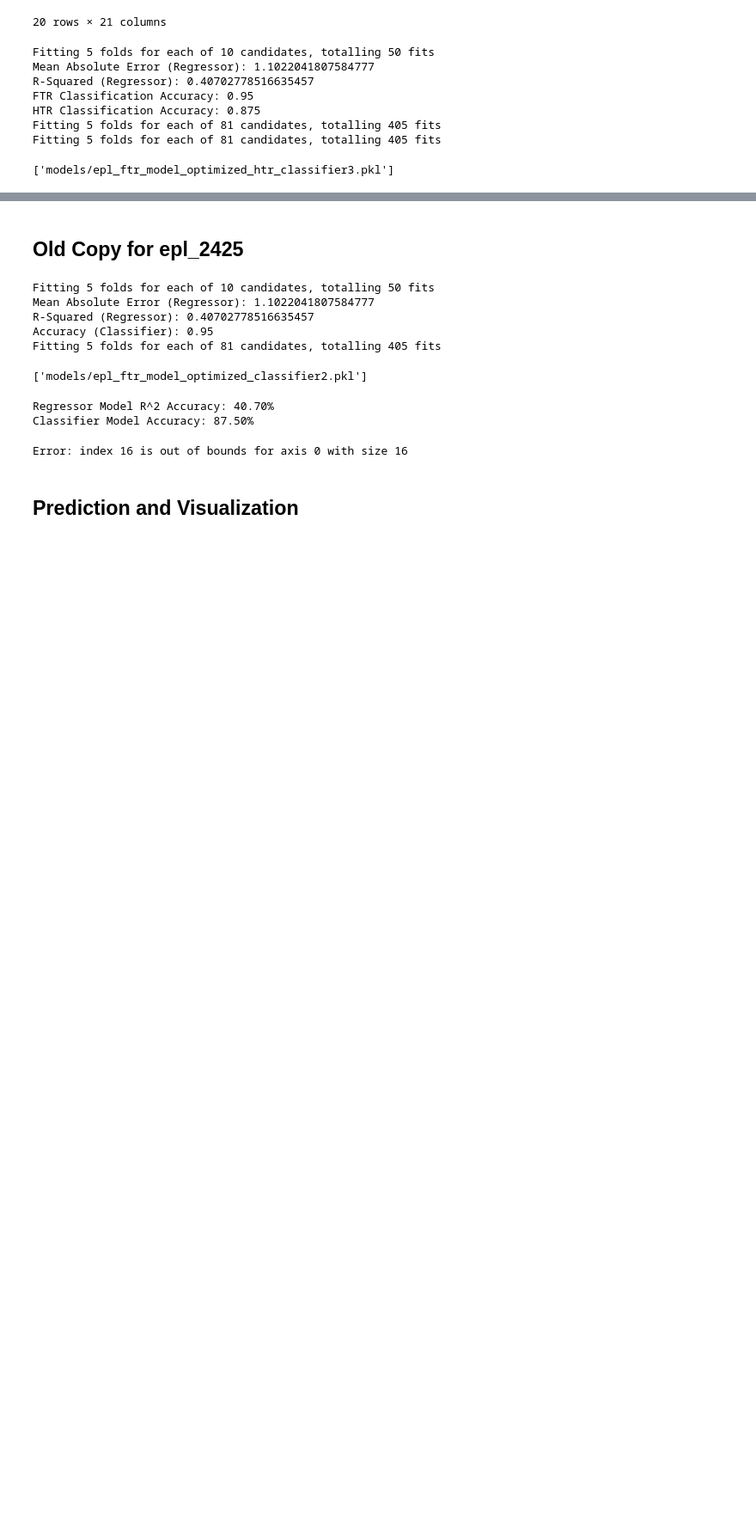
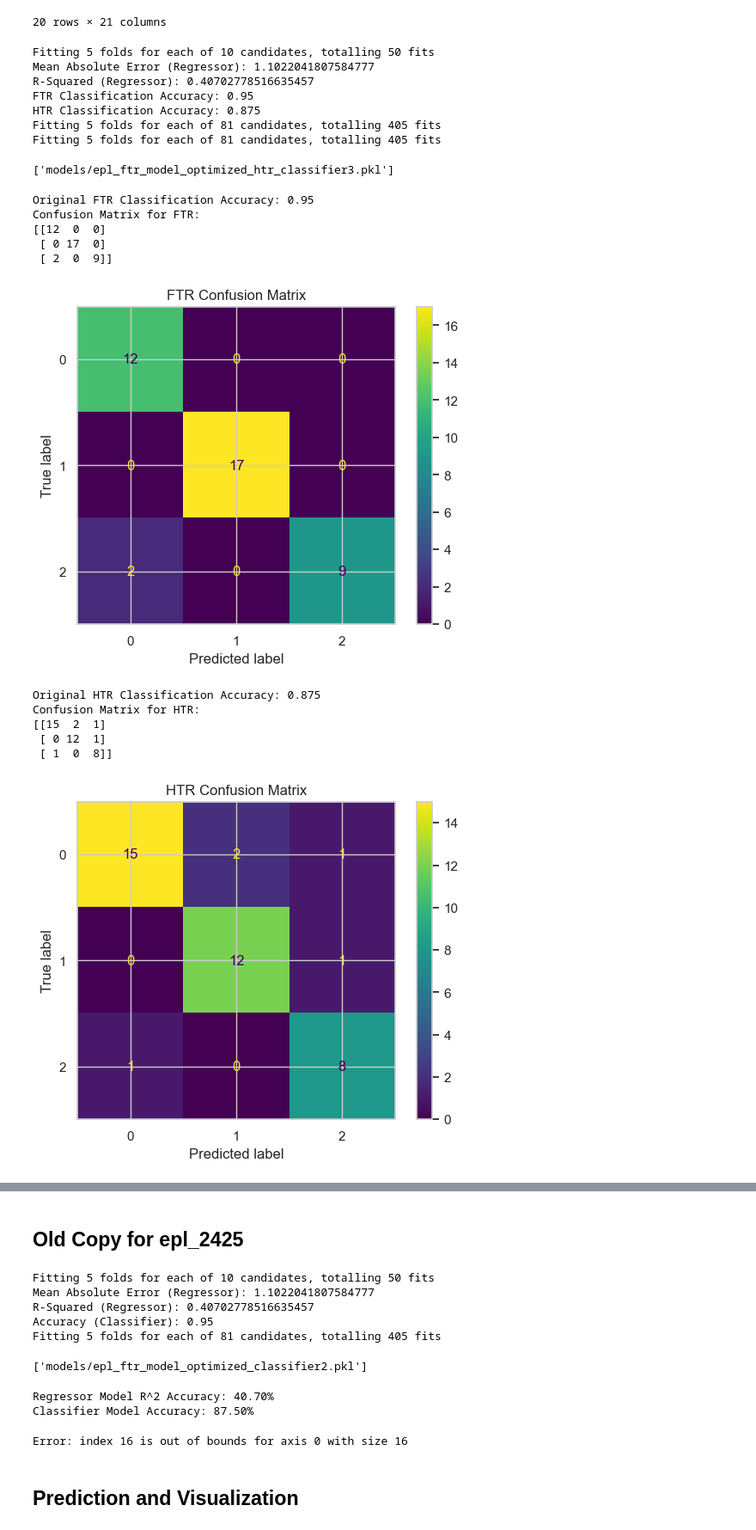
Before and after one commit to amwangwa/TeamPerformance, a Jupyter notebook: sample.ipynb, the cells around one changed output, grey strips where cells are left out. Shown at 86% size. Saved outputs shown, nothing was run; the diff lists cells and outputs as text; code cells hidden in the pictures; blank space fills up the shorter version.

```diff
--- a/sample.ipynb
+++ b/sample.ipynb
@@ -1445,3 +1445,50 @@ HTR Classification Accuracy: 0.875
 Fitting 5 folds for each of 81 candidates, totalling 405 fits
 Fitting 5 folds for each of 81 candidates, totalling 405 fits
 ['models/epl_ftr_model_optimized_htr_classifier3.pkl']
+# %%
+from sklearn.metrics import confusion_matrix, ConfusionMatrixDisplay
+
+# Use original classifiers for evaluation
+y_pred_ftr_original = rf_ftr_classifier.predict(X_test)
+y_pred_htr_original = rf_htr_classifier.predict(X_test)
+
+# Evaluate original FTR classification model
+ftr_accuracy_original = accuracy_score(y_test_ftr, y_pred_ftr_original)
+print("Original FTR Classification Accuracy:", ftr_accuracy_original)
+
+# Confusion matrix for FTR
+ftr_conf_matrix = confusion_matrix(y_test_ftr, y_pred_ftr_original)
+print("Confusion Matrix for FTR:")
+print(ftr_conf_matrix)
+
+# Visualize confusion matrix for FTR
+ConfusionMatrixDisplay(confusion_matrix=ftr_conf_matrix, display_labels=rf_ftr_classifier.classes_).plot()
+plt.title("FTR Confusion Matrix")
+plt.show()
+
+# Evaluate original HTR classification model
+htr_accuracy_original = accuracy_score(y_test_htr, y_pred_htr_original)
+print("Original HTR Classification Accuracy:", htr_accuracy_original)
+
+# Confusion matrix for HTR
+htr_conf_matrix = confusion_matrix(y_test_htr, y_pred_htr_original)
+print("Confusion Matrix for HTR:")
+print(htr_conf_matrix)
+
+# Visualize confusion matrix for HTR
+ConfusionMatrixDisplay(confusion_matrix=htr_conf_matrix, display_labels=rf_htr_classifier.classes_).plot()
+plt.title("HTR Confusion Matrix")
+plt.show()
+# %% [output]
+Original FTR Classification Accuracy: 0.95
+Confusion Matrix for FTR:
+[[12  0  0]
+ [ 0 17  0]
+ [ 2  0  9]]
+[figure, added]
+Original HTR Classification Accuracy: 0.875
+Confusion Matrix for HTR:
+[[15  2  1]
+ [ 0 12  1]
+ [ 1  0  8]]
+[figure, added]
```
Also changed, not shown: parts of 4 cells of this notebook, 3 other files.
